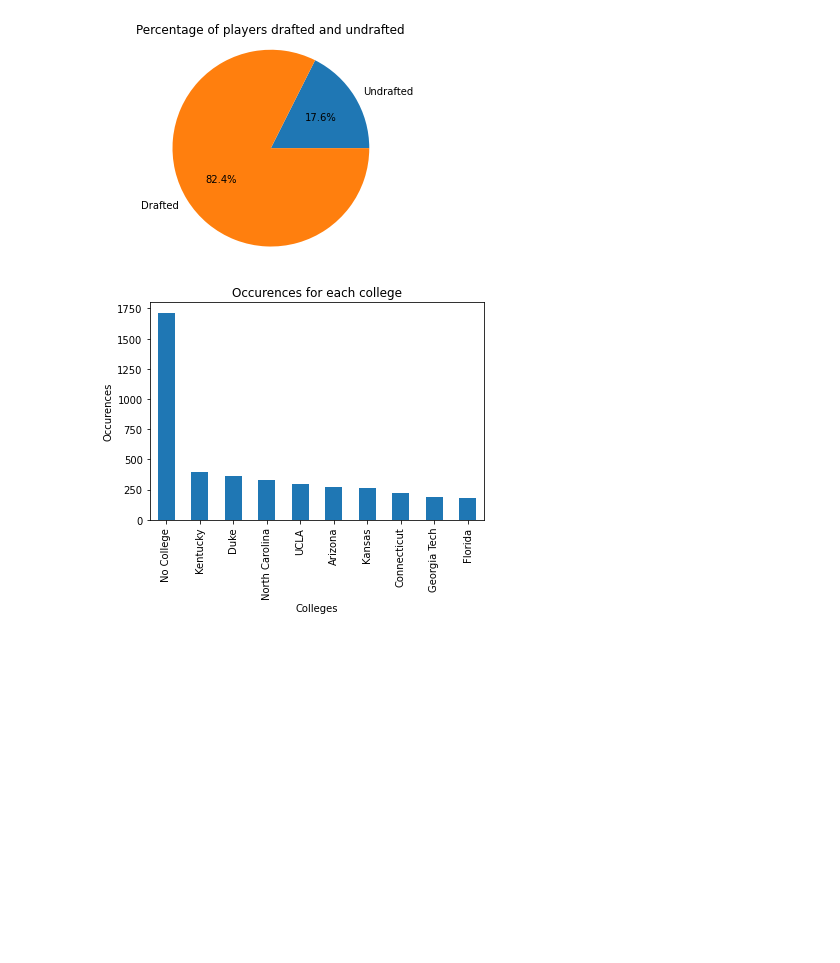
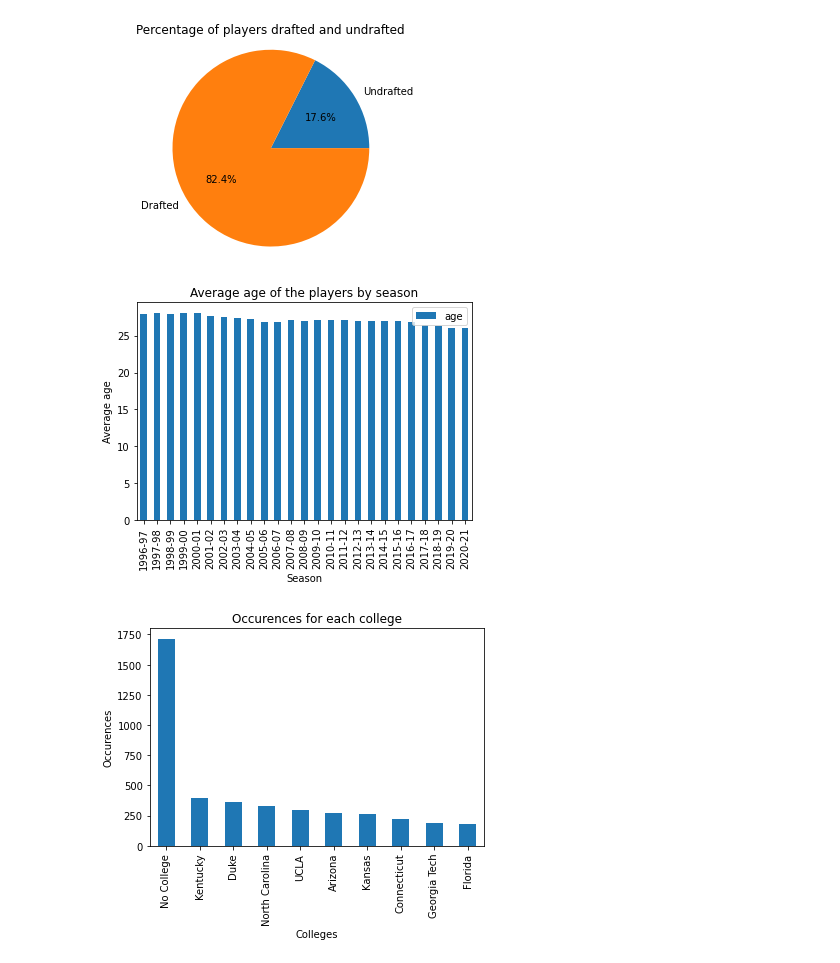
Before and after one commit to preet-panchal/NBA-MVP-Predictor, a Jupyter notebook: final-project-group16.ipynb, the cells around one changed output. Drawn from its saved outputs; the diff is of its cells as text; code cells hidden in the pictures; blank space fills up the shorter version.

Commit message:
Update final-project-group16.ipynb
Answered Q2, Average age per season.

```diff
--- a/final-project-group16.ipynb
+++ b/final-project-group16.ipynb
@@ -212,3 +210,9 @@ plt.show();
+# %%
+# 2) What is the average age of the players by season?
+age_per_season = df.groupby(["season"]).mean().sort_values(by='season', ascending=True).reset_index()
+age_per_season.plot(kind='bar', y='age', x='season', title='Average age of the players by season', xlabel='Season', ylabel='Average age');
+# %% [output]
+[figure, added]
 # %%
 # 3) Find the top 5 colleges.
 #     * To see which colleges most players played for before coming to the NBA.
```
Also changed, not shown: parts of 6 cells of this notebook.
